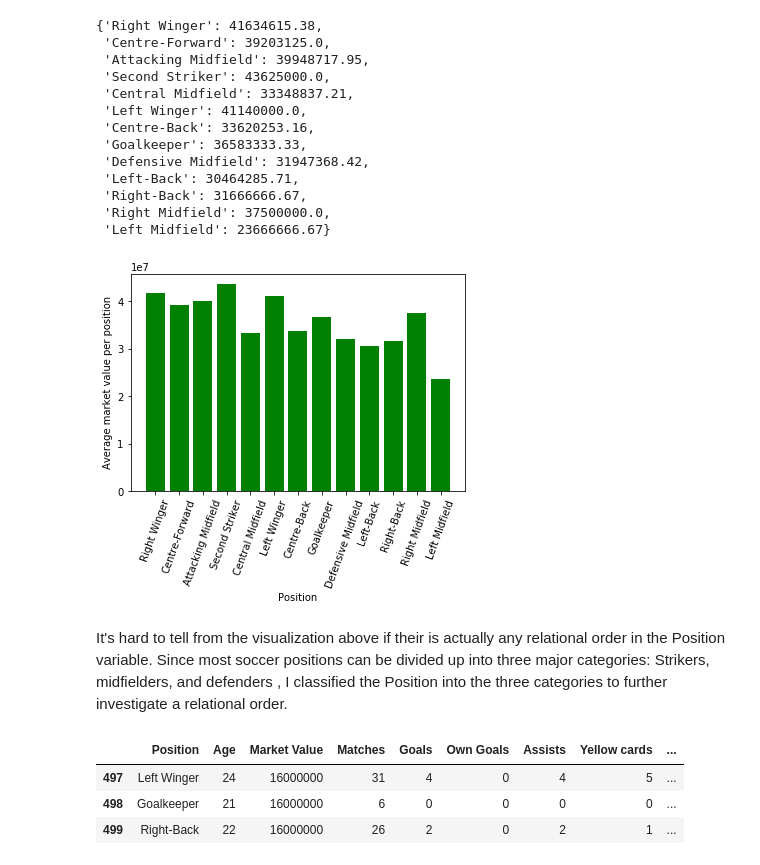
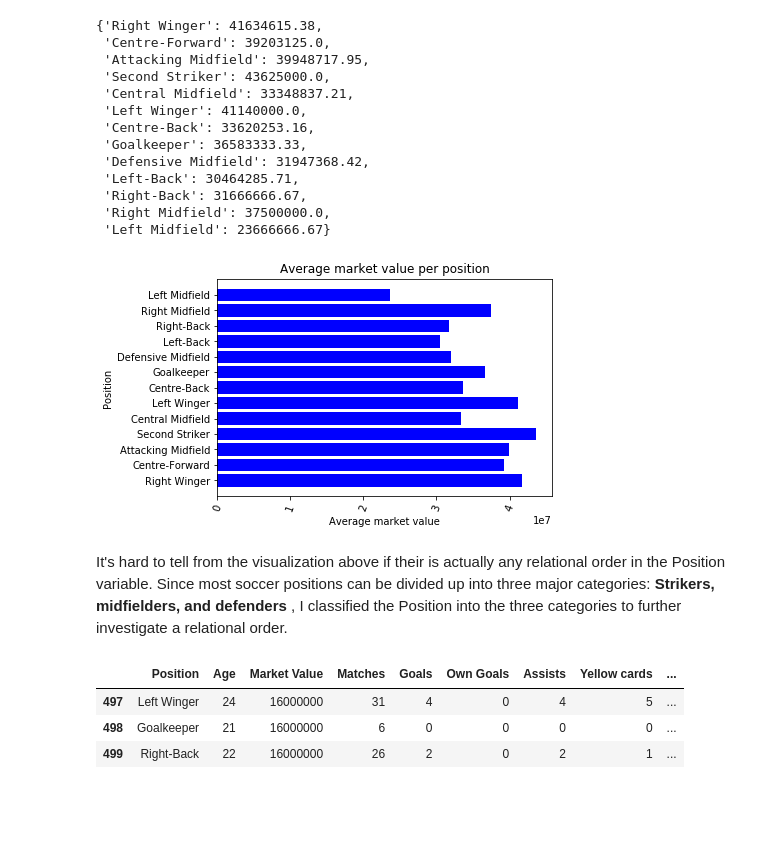
Before and after one commit to Ayoyiinka/Linear-Regression, a Jupyter notebook: marketValueRegression.ipynb, the cells around one changed output. Drawn from its saved outputs; the diff is of its cells as text; code cells hidden in the pictures; blank space fills up the shorter version.

```diff
--- a/marketValueRegression.ipynb
+++ b/marketValueRegression.ipynb
@@ -163,17 +188,18 @@ for i in range(len(aveValPerPosList)):
 # %%
 #Plotting a bar chart to show the relationship between the Position and the corresponding Average Market Value
 
-plt.bar(x,y, color = 'green')
+plt.barh(x,y, color = 'blue')
 plt.xticks(rotation = 70)
-plt.xlabel('Position')
-plt.ylabel('Average market value per position')
+plt.ylabel('Position')
+plt.xlabel('Average market value')
+plt.title('Average market value per position')
 plt.show()
 # %% [output]
-[figure, old version]
+[figure, new version]
 # %% [markdown]
 
 
-It's hard to tell from the visualization above if their is actually any relational order in the Position variable. Since most soccer positions can be divided up into three major categories: Strikers, midfielders, and defenders , I classified the Position into the three categories to further investigate a relational order.
+It's hard to tell from the visualization above if their is actually any relational order in the Position variable. Since most soccer positions can be divided up into three major categories: **Strikers, midfielders, and defenders** , I classified the Position into the three categories to further investigate a relational order.
 # %%
 #Converting the positions into the main categories: Striker, Midfielder, Defender
 
```
Also changed, not shown: parts of 52 cells of this notebook.
